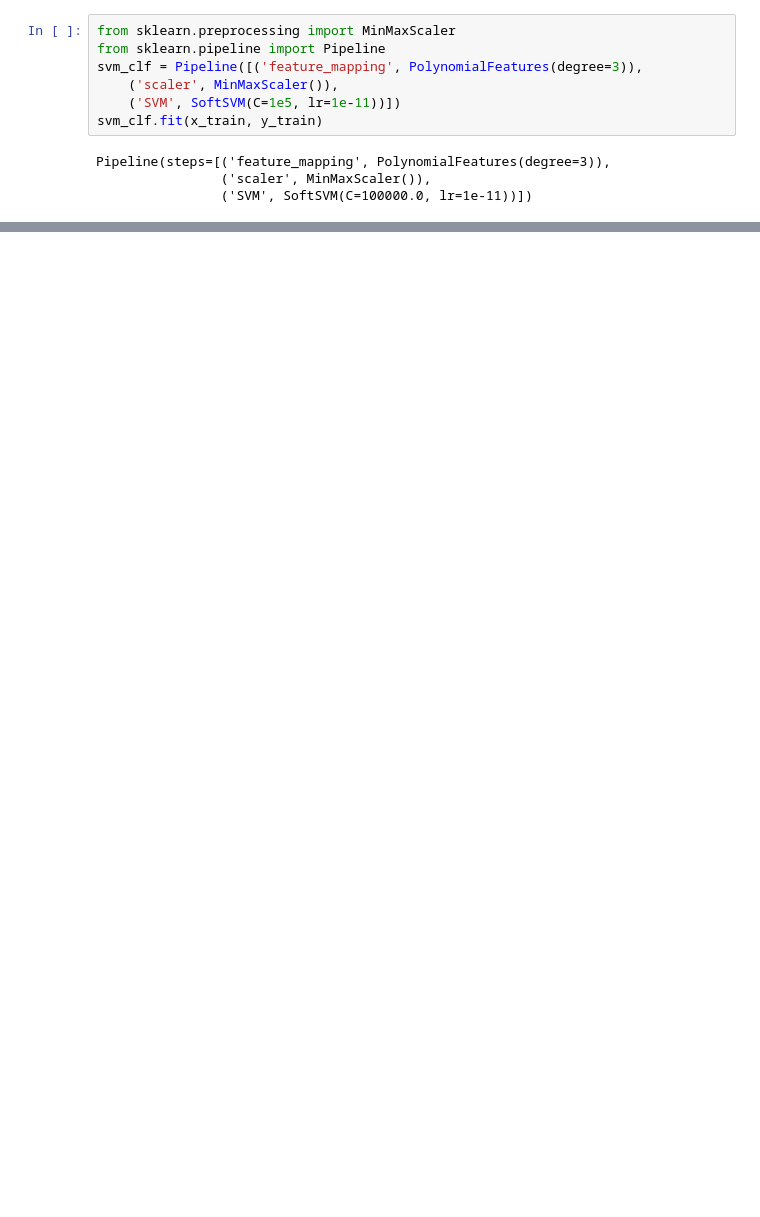
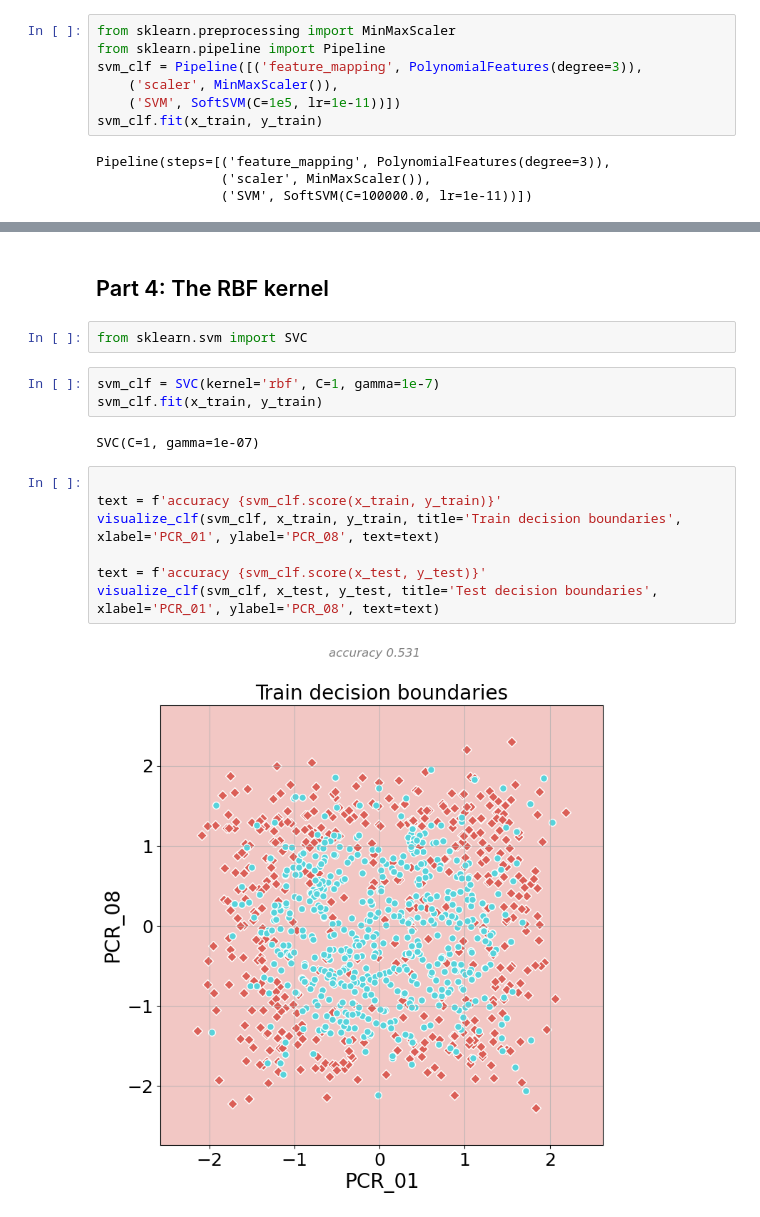
Before and after one commit to matanophir/IML_2, a Jupyter notebook: 314683079-208115055.ipynb, the cells around one changed output, grey strips where cells are left out. Saved outputs shown, nothing was run; the diff lists cells and outputs as text; blank space fills up the shorter version.

```diff
--- a/314683079-208115055.ipynb
+++ b/314683079-208115055.ipynb
@@ -276,0 +277,18 @@ visualize_clf(svm_clf, x_test, y_test, title='Test decision boundaries', xlabel=
+# %% [markdown]
+## Part 4: The RBF kernel
+# %%
+from sklearn.svm import SVC
+# %%
+svm_clf = SVC(kernel='rbf', C=1, gamma=1e-7)
+svm_clf.fit(x_train, y_train)
+# %% [output]
+SVC(C=1, gamma=1e-07)
+# %%
+
+text = f'accuracy {svm_clf.score(x_train, y_train)}'
+visualize_clf(svm_clf, x_train, y_train, title='Train decision boundaries', xlabel='PCR_01', ylabel='PCR_08', text=text)
+
+text = f'accuracy {svm_clf.score(x_test, y_test)}'
+visualize_clf(svm_clf, x_test, y_test, title='Test decision boundaries', xlabel='PCR_01', ylabel='PCR_08', text=text)
+# %% [output]
+[figure, added]
```
Also changed, not shown: parts of 12 cells of this notebook, 1 other file.
